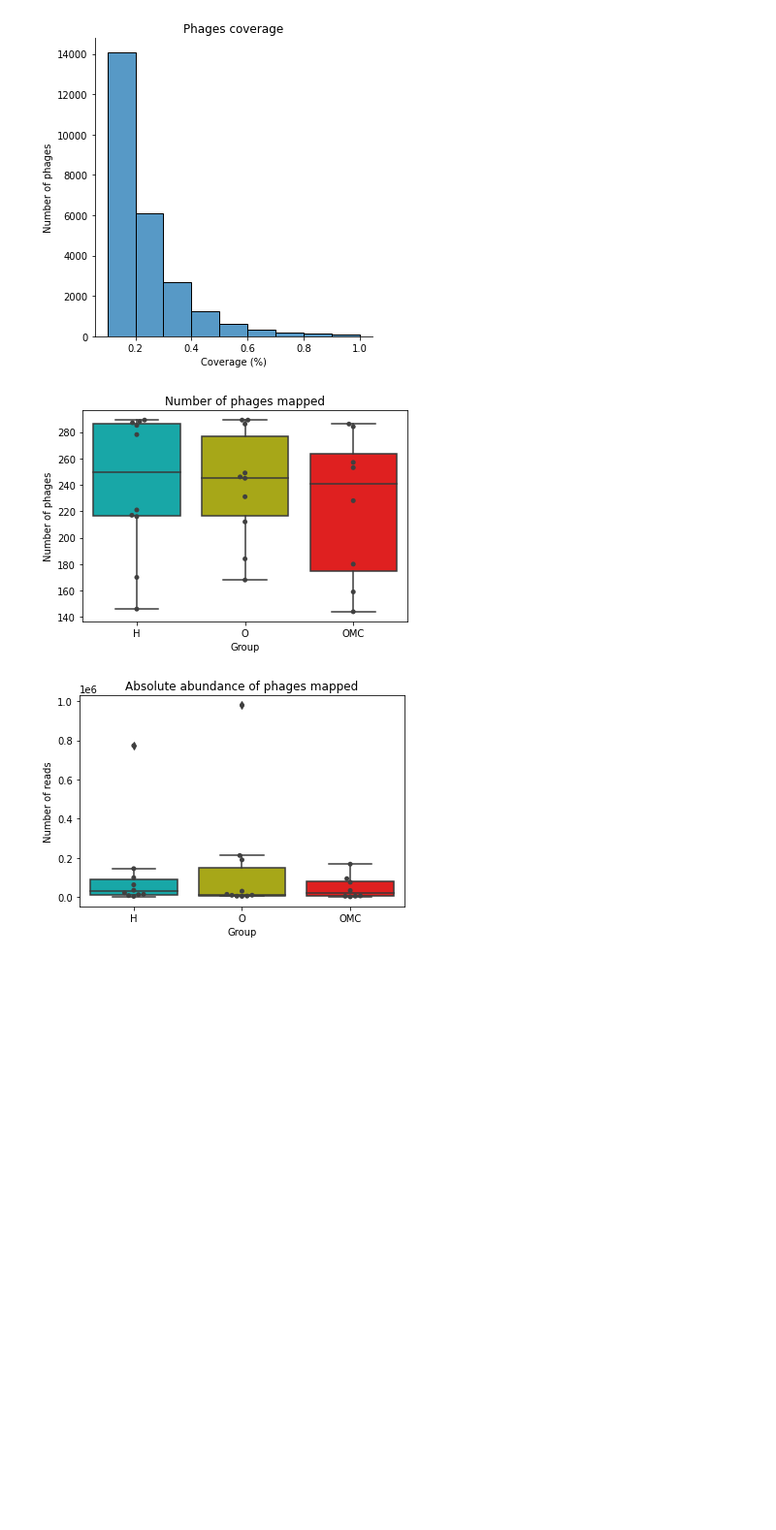
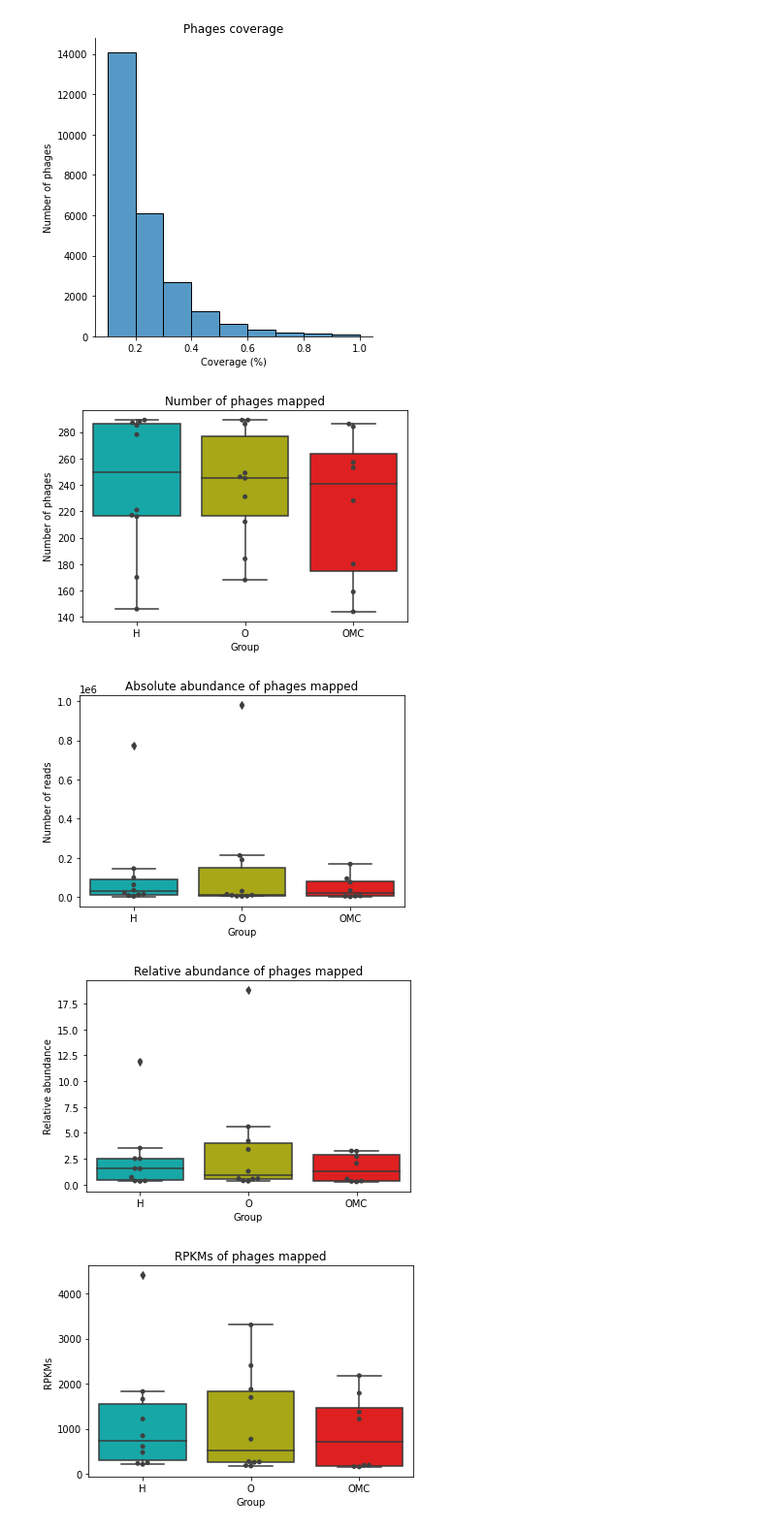
Before and after one commit to LuiguiGallardo/amps_phages, a Jupyter notebook: 03_logs/phages_log_13062022.ipynb, the cells around one changed output. Shown: that part at 97% size. Saved outputs shown, nothing was run; the diff lists cells and outputs as text; code cells hidden in the pictures; blank space fills up the shorter version.

Commit message:
Creation of new graphs and new LEfSe analysis

```diff
--- a/03_logs/phages_log_13062022.ipynb
+++ b/03_logs/phages_log_13062022.ipynb
@@ -45,27 +45,45 @@ Name: coverage, dtype: int64
 # %%
 # Phages per sample
 data_phages = pd.read_csv("../01_tables/data_sample_phages.txt", sep="\t")
 
 colors = {"H": "c", "O": "y", "OMC": "r"}
 
 # Number of phages
 phages_sample = sns.boxplot(x=data_phages["group"], y=data_phages["phages"], palette=colors)
 phages_sample = sns.swarmplot(x=data_phages["group"], y=data_phages["phages"], color=".25")
 phages_sample.set(title="Number of phages mapped", xlabel="Group", ylabel="Number of phages")
 plt.savefig("../02_graphs/phages_sample.svg")
 plt.show()
 plt.close()
 
 # Absolute abundance
 phages_abundance_sample = sns.boxplot(x=data_phages["group"], y=data_phages["absolute_abundance"], palette=colors)
 phages_abundance_sample = sns.swarmplot(x=data_phages["group"], y=data_phages["absolute_abundance"], color=".25")
 phages_abundance_sample.set(title="Absolute abundance of phages mapped", xlabel="Group", ylabel="Number of reads")
 plt.savefig("../02_graphs/phages_abundance_sample.svg")
 plt.show()
 plt.close()
+
+# Relative abundance
+phages_abundance_sample = sns.boxplot(x=data_phages["group"], y=data_phages["relative_abundance"], palette=colors)
+phages_abundance_sample = sns.swarmplot(x=data_phages["group"], y=data_phages["relative_abundance"], color=".25")
+phages_abundance_sample.set(title="Relative abundance of phages mapped", xlabel="Group", ylabel="Relative abundance")
+plt.savefig("../02_graphs/phages_relab_sample.svg")
+plt.show()
+plt.close()
+
+# RPKM
+phages_abundance_sample = sns.boxplot(x=data_phages["group"], y=data_phages["rpkm"], palette=colors)
+phages_abundance_sample = sns.swarmplot(x=data_phages["group"], y=data_phages["rpkm"], color=".25")
+phages_abundance_sample.set(title="RPKMs of phages mapped", xlabel="Group", ylabel="RPKMs")
+plt.savefig("../02_graphs/phages_rpkm_sample.svg")
+plt.show()
+plt.close()
 # %% [output]
 [figure]
 [figure]
+[figure, added]
+[figure, added]
 # %%
 # Barplots
 # Number of phages
```
Also changed, not shown: parts of 1 cell of this notebook, 40 other files.
